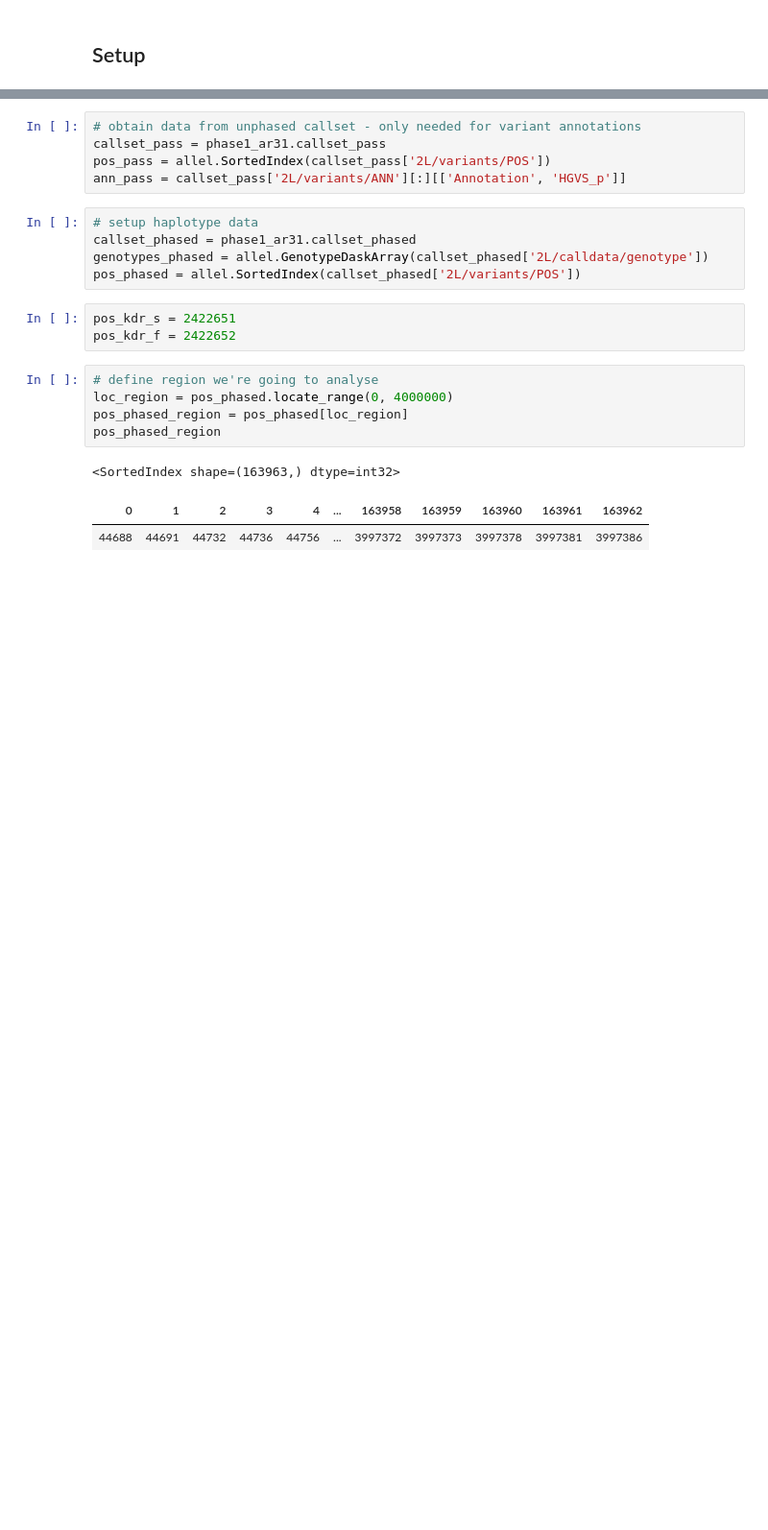
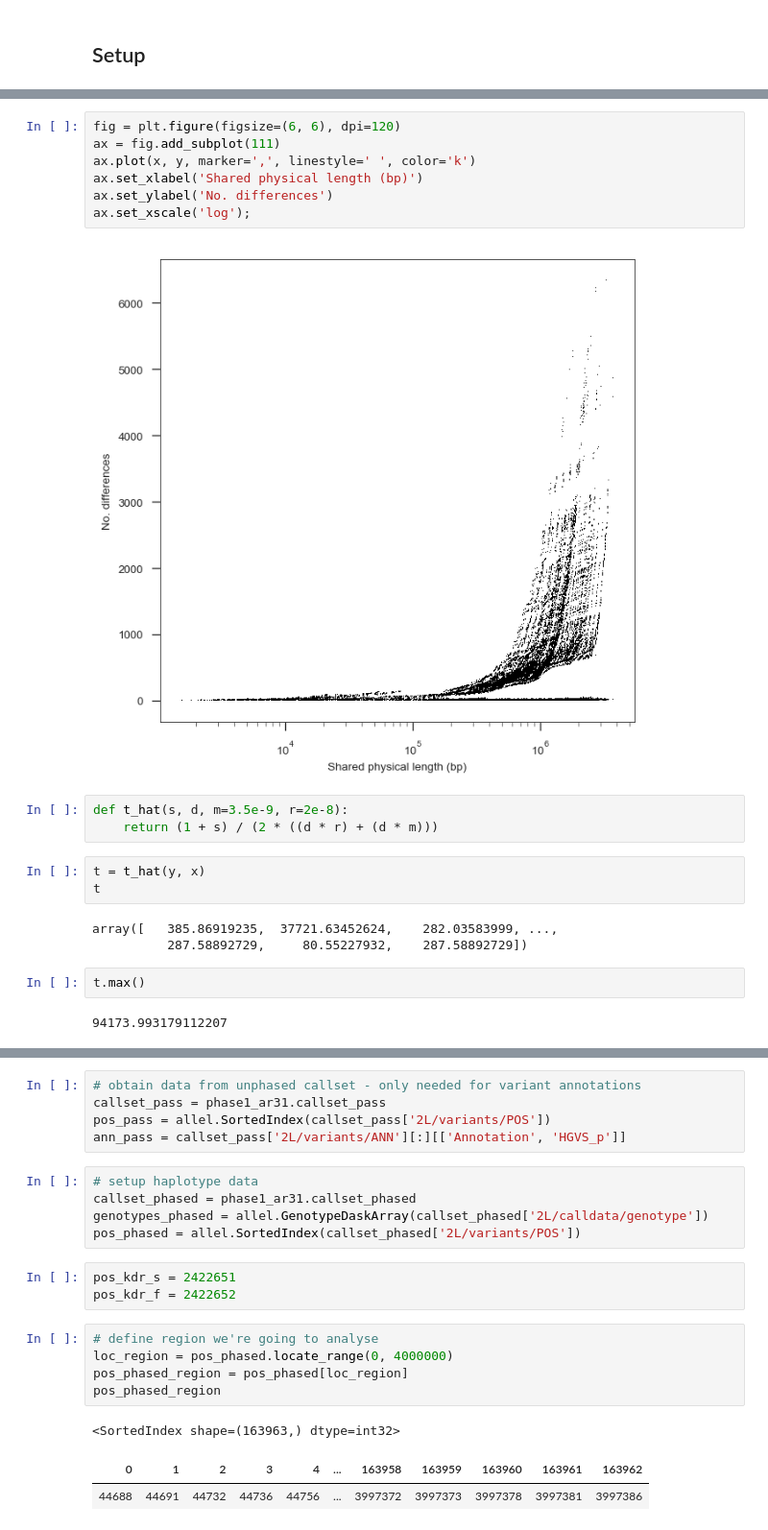
Before and after one commit to alimanfoo/agam-vgsc-report, a Jupyter notebook: notebooks/spike_local_genealogy.ipynb, the cells around one changed output, grey strips where cells are left out. Shown at 96% size. Cells and saved outputs as stored; diff of their text form; blank space fills up the shorter version.

```diff
--- a/notebooks/spike_local_genealogy.ipynb
+++ b/notebooks/spike_local_genealogy.ipynb
@@ -15,0 +148,22 @@ ImportError: No module named 'hapclust'
+# %%
+fig = plt.figure(figsize=(6, 6), dpi=120)
+ax = fig.add_subplot(111)
+ax.plot(x, y, marker=',', linestyle=' ', color='k')
+ax.set_xlabel('Shared physical length (bp)')
+ax.set_ylabel('No. differences')
+ax.set_xscale('log');
+# %% [output]
+[figure, added]
+# %%
+def t_hat(s, d, m=3.5e-9, r=2e-8):
+    return (1 + s) / (2 * ((d * r) + (d * m)))
+# %%
+t = t_hat(y, x)
+t
+# %% [output]
+array([   385.86919235,  37721.63452624,    282.03583999, ...,
+          287.58892729,     80.55227932,    287.58892729])
+# %%
+t.max()
+# %% [output]
+94173.993179112207
```
Also changed, not shown: parts of 33 cells of this notebook, 1 other file.
